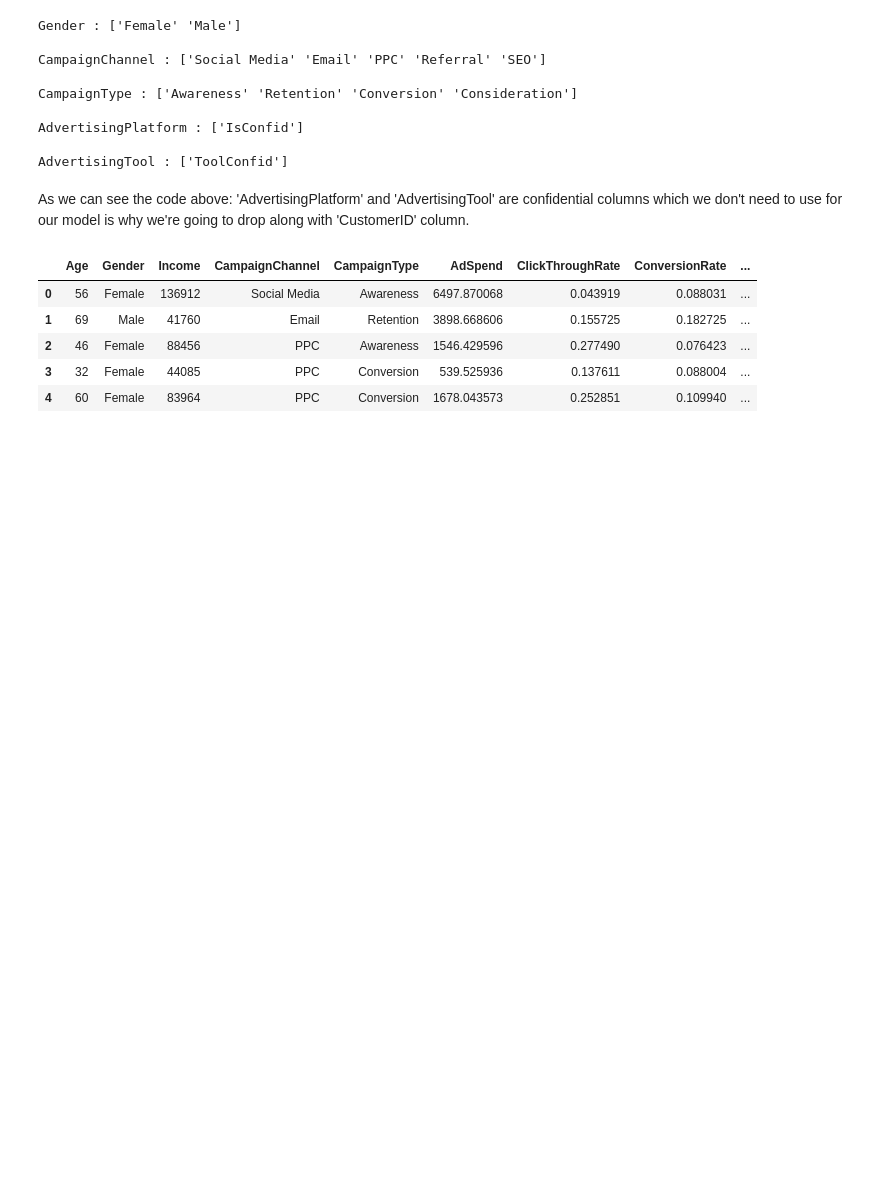
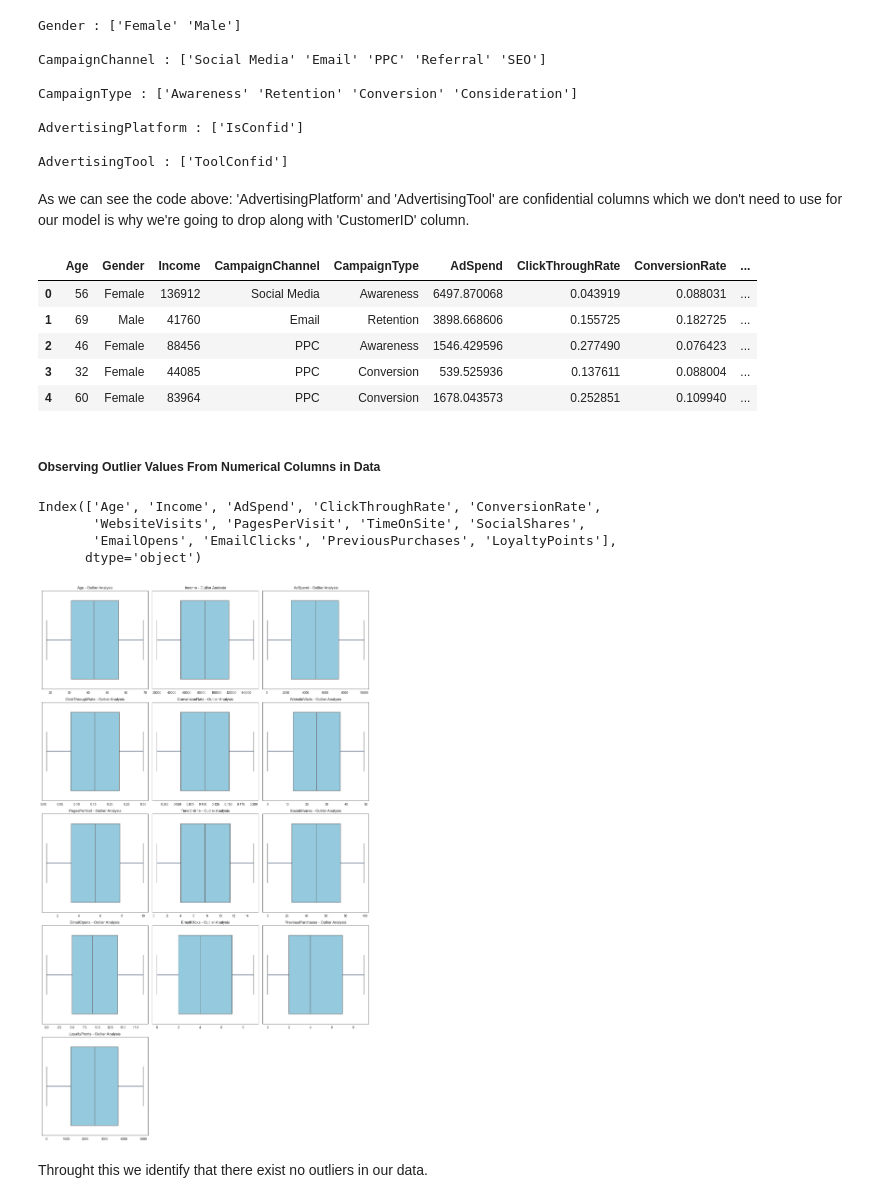
Before and after one commit to barkobt/tubitak-marketing-analytics, a Jupyter notebook: notebooks/01_eda_and_cleaning.ipynb, the cells around one changed output. Saved outputs shown, nothing was run; the diff lists cells and outputs as text; code cells hidden in the pictures; blank space fills up the shorter version.

Commit message:
feat: add modular box-plot function and perform outlier detection.

```diff
--- a/notebooks/01_eda_and_cleaning.ipynb
+++ b/notebooks/01_eda_and_cleaning.ipynb
@@ -154,3 +154,56 @@ data.head()
 | 2 | 46 | Female | 88456 | PPC | Awareness | 1546.429596 | 0.277490 | 0.076423 | ... |
 | 3 | 32 | Female | 44085 | PPC | Conversion | 539.525936 | 0.137611 | 0.088004 | ... |
 | 4 | 60 | Female | 83964 | PPC | Conversion | 1678.043573 | 0.252851 | 0.109940 | ... |
+# %% [markdown]
+##### Observing Outlier Values From Numerical Columns in Data
+# %%
+def plot_boxplots(data, numerical_cols, n_cols=3):
+    """Sayısal değişkenler için box-plot grafikleri oluşturur.
+    Aykırı değerlerin (outliers) görsel olarak saptanmasını sağlar.
+
+
+    :param data : Veri çerçevesi (pd.DataFrame).
+    :param numerical_cols : Box-plot çizilecek sayısal sütun isimleri listesi (list).
+    :param n_cols : Yan yana kaç grafik gösterileceği (int).(default = 3)
+    :return:
+    """
+    # Style: Arka plan bembeyaz,ızgara yok.
+    sns.set_style('white')
+
+    n_rows = (len(numerical_cols) + n_cols - 1) // n_cols
+    fig, axes = plt.subplots(n_rows, n_cols, figsize = (15, 5* n_rows))
+    axes = axes.flatten()
+
+    for i,col in enumerate(numerical_cols):
+        sns.boxplot(ax = axes[i],
+                    x=data[col],
+                    color = 'skyblue',
+                    linewidth=1.5,
+                    whiskerprops=dict(color = '#1D3557', linewidth = 1.5),
+        )
+
+        axes[i].set_title(f'{col} - Outlier Analysis', fontsize = 12)
+        axes[i].set_xlabel('')
+
+    # Boş kalan subplotları temizle.
+    for j in range(i+1, len(axes)):
+        fig.delaxes(axes[j])
+
+    plt.tight_layout()
+    plt.show()
+# %%
+numerical_columns = data.select_dtypes(include=['int64','float64']).columns
+numerical_columns = numerical_columns.drop(['Conversion'])
+# %%
+numerical_columns
+# %% [output]
+Index(['Age', 'Income', 'AdSpend', 'ClickThroughRate', 'ConversionRate',
+       'WebsiteVisits', 'PagesPerVisit', 'TimeOnSite', 'SocialShares',
+       'EmailOpens', 'EmailClicks', 'PreviousPurchases', 'LoyaltyPoints'],
+      dtype='object')
+# %%
+plot_boxplots(data, numerical_columns)
+# %% [output]
+[figure, added]
+# %% [markdown]
+Throught this we identify that there exist no outliers in our data.
```
